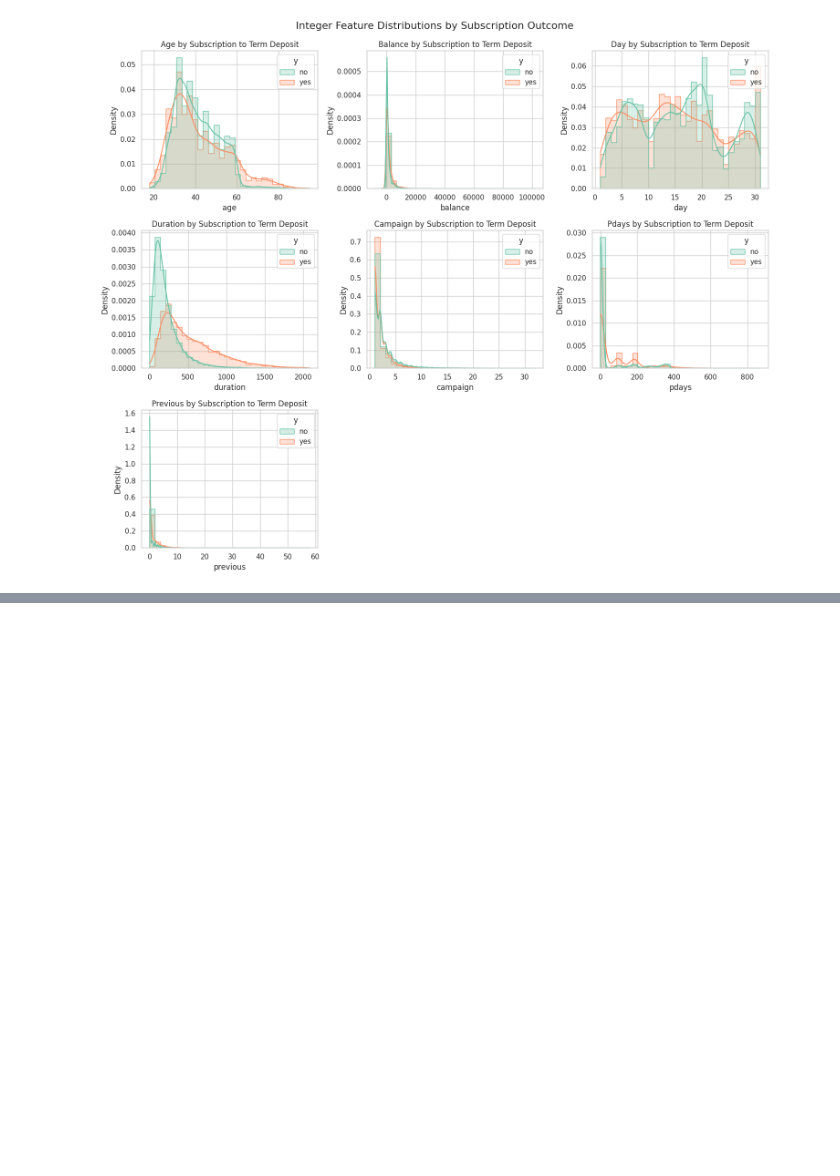
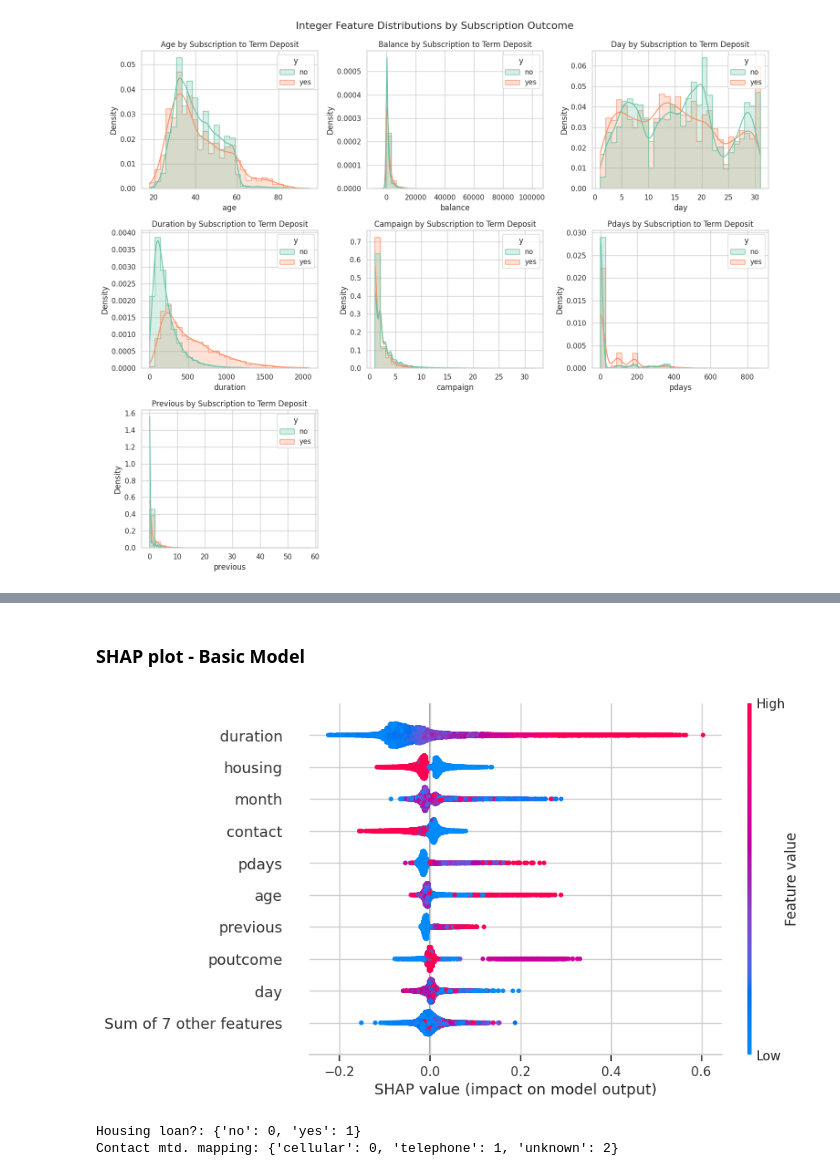
Before and after one commit to munas-git/BankCampaign-Propensity, a Jupyter notebook: term-deposits-optimal-marketing-targets.ipynb, the cells around one changed output, grey strips where cells are left out. Saved outputs shown, nothing was run; the diff lists cells and outputs as text; code cells hidden in the pictures; blank space fills up the shorter version.

```diff
--- a/term-deposits-optimal-marketing-targets.ipynb
+++ b/term-deposits-optimal-marketing-targets.ipynb
@@ -216,24 +232,23 @@ For the categorical columns above:
 
 - ***Poutcome***: Clients with a successful previous campaign outcome had the highest subscription rate; those with an outcome marked "failure" or "other" had lower turnout, and those with "unknown" had the least.
 # %%
-int_columns = train_df.select_dtypes(include=['int64', 'int32']).columns
+int_columns = train_df.select_dtypes(include = ['int64']).columns
 
 n_cols = 3
 n_rows = int(np.ceil(len(int_columns) / n_cols))
 
-plt.figure(figsize=(n_cols * 5, n_rows * 4))  # Adjust figure size
+plt.figure(figsize=(n_cols * 5, n_rows * 4))
 
-# Loop through columns
 for i, col in enumerate(int_columns, 1):
     plt.subplot(n_rows, n_cols, i)
-    sns.histplot(data=train_df, x=col, hue='y', bins=30, kde=True,
-                 palette='Set2', element='step', stat='density', common_norm=False)
+    sns.histplot(data = train_df, x = col, hue = 'y', bins = 30, kde = True,
+                 palette = 'Set2', element = 'step', stat = 'density', common_norm = False)
     plt.title(f'{col.title()} by Subscription to Term Deposit')
     plt.xlabel(col)
     plt.ylabel('Density')
     plt.tight_layout()
 
-plt.suptitle('Integer Feature Distributions by Subscription Outcome', fontsize=16, y=1.02)
+plt.suptitle('Integer Feature Distributions by Subscription Outcome', fontsize = 16, y = 1.02)
 plt.show()
 # %% [output]
 [figure]
@@ -256,0 +408,19 @@ For the numerical columns above:
+# %% [markdown]
+### SHAP plot - Basic Model
+# %%
+base_rf_explainer = shap.Explainer(rf_model)
+shap_values = base_rf_explainer(X_test)
+# %%
+shap_values_class1 = shap_values[..., 1] #<-- actually just learnt about the use of elipse.
+shap.plots.beeswarm(shap_values_class1)
+# %% [output]
+[figure, added]
+# %%
+# Mapping values for context
+housing_mapping = {cls: i for i, cls in enumerate(label_encoders['housing'].classes_)}
+contact_mapping = {cls: i for i, cls in enumerate(label_encoders['contact'].classes_)}
+print(f'Housing loan?: {housing_mapping}')
+print(f'Contact mtd. mapping: {contact_mapping}')
+# %% [output]
+Housing loan?: {'no': 0, 'yes': 1}
+Contact mtd. mapping: {'cellular': 0, 'telephone': 1, 'unknown': 2}
```
Also changed, not shown: parts of 19 cells of this notebook.
